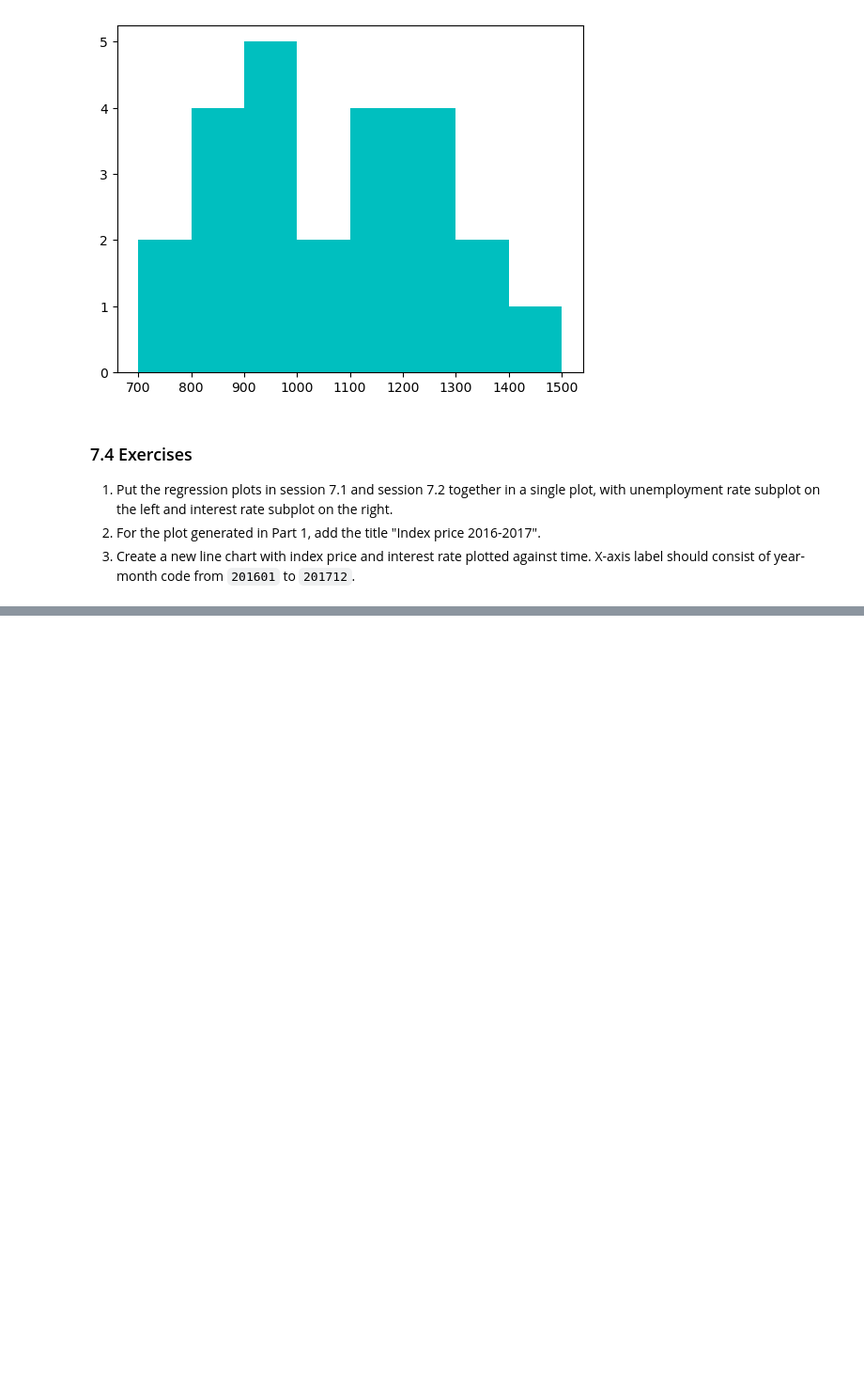
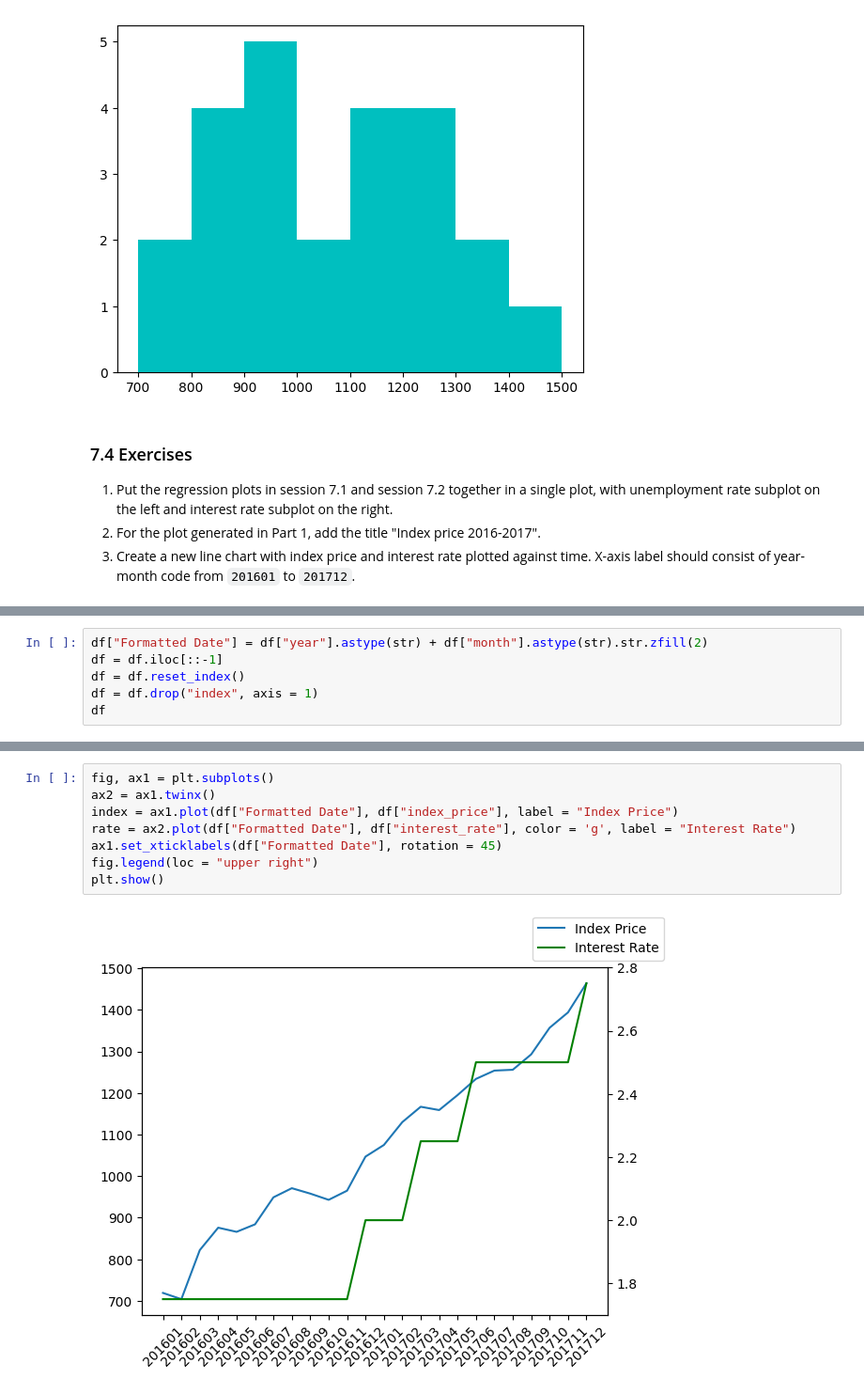
Before and after one commit to no-damnjoke/2390-notes, a Jupyter notebook: Tutorial/FINA2390 Tutorial 7.ipynb, the cells around one changed output, grey strips where cells are left out. Shown: that part at 94% size. Saved outputs shown, nothing was run; the diff lists cells and outputs as text; blank space fills up the shorter version.

```diff
--- a/Tutorial/FINA2390 Tutorial 7.ipynb
+++ b/Tutorial/FINA2390 Tutorial 7.ipynb
@@ -181,0 +196,6 @@ plt.hist(df['index_price'],bins=range(700,1600,100),color="c")
+# %%
+df["Formatted Date"] = df["year"].astype(str) + df["month"].astype(str).str.zfill(2)
+df = df.iloc[::-1]
+df = df.reset_index()
+df = df.drop("index", axis = 1)
+df
@@ -181,0 +220,10 @@ plt.hist(df['index_price'],bins=range(700,1600,100),color="c")
+# %%
+fig, ax1 = plt.subplots()
+ax2 = ax1.twinx()
+index = ax1.plot(df["Formatted Date"], df["index_price"], label = "Index Price")
+rate = ax2.plot(df["Formatted Date"], df["interest_rate"], color = 'g', label = "Interest Rate")
+ax1.set_xticklabels(df["Formatted Date"], rotation = 45)
+fig.legend(loc = "upper right")
+plt.show()
+# %% [output]
+[figure, added]
```
Also changed, not shown: parts of 4 cells of this notebook.
